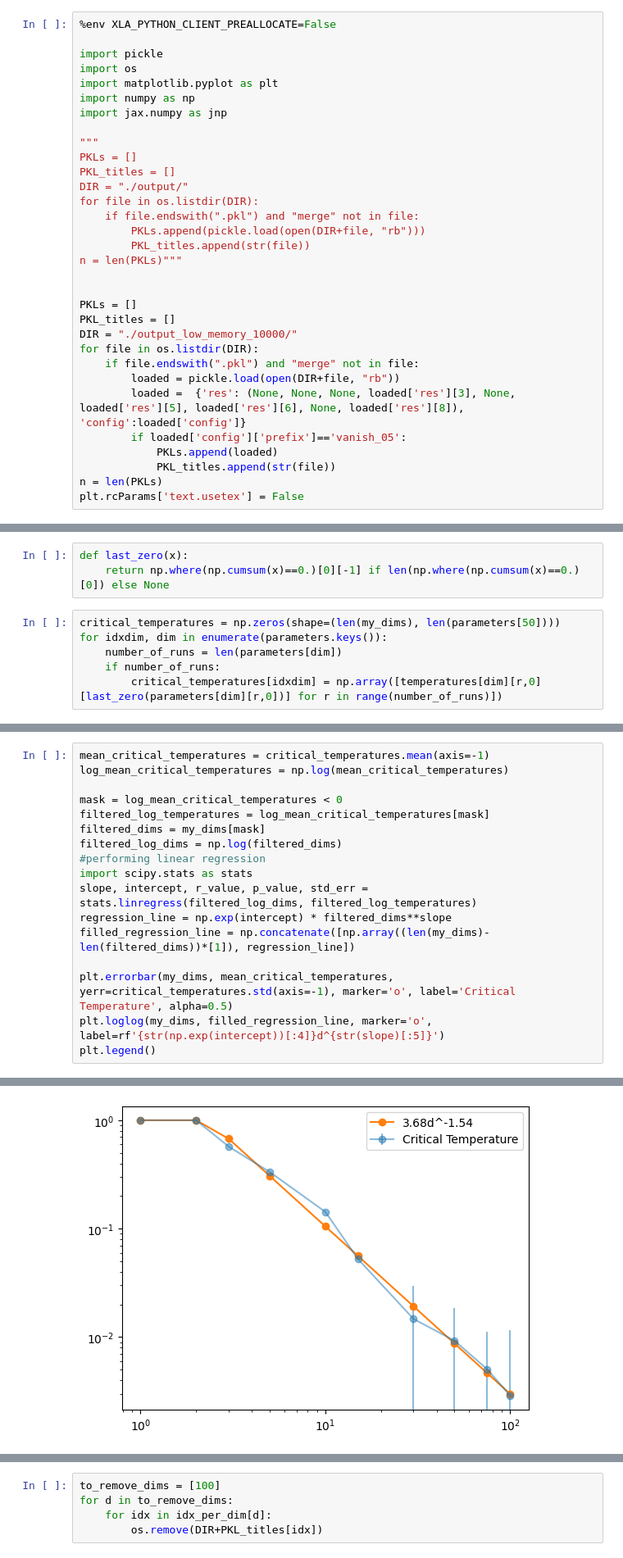
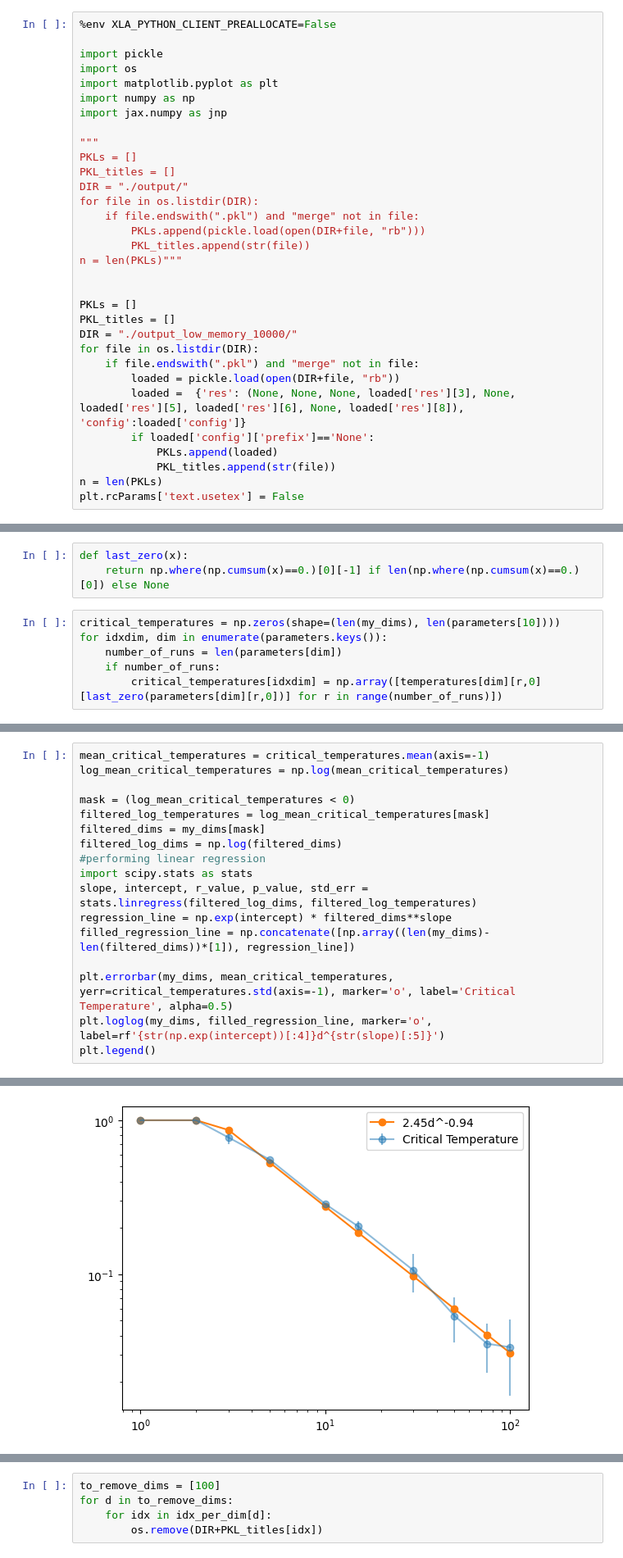
Before and after one commit to ylefay/adaptive_smc_tempering, a Jupyter notebook: adaptive_smc/experiments_bis/pCN/pCN_IMH_frontier/Untitled.ipynb, the cells around one changed output, grey strips where cells are left out. Shown at 82% size. Cells and saved outputs as stored; diff of their text form.

```diff
--- a/adaptive_smc/experiments_bis/pCN/pCN_IMH_frontier/Untitled.ipynb
+++ b/adaptive_smc/experiments_bis/pCN/pCN_IMH_frontier/Untitled.ipynb
@@ -25,7 +25,7 @@ for file in os.listdir(DIR):
     if file.endswith(".pkl") and "merge" not in file:
         loaded = pickle.load(open(DIR+file, "rb"))
         loaded =  {'res': (None, None, None, loaded['res'][3], None, loaded['res'][5], loaded['res'][6], None, loaded['res'][8]), 'config':loaded['config']}
-        if loaded['config']['prefix']=='vanish_05':
+        if loaded['config']['prefix']=='None':
             PKLs.append(loaded)
             PKL_titles.append(str(file))
 n = len(PKLs)
@@ -51,7 +71,7 @@ for i, dim in enumerate(my_dims):
 def last_zero(x):
     return np.where(np.cumsum(x)==0.)[0][-1] if len(np.where(np.cumsum(x)==0.)[0]) else None
 # %%
-critical_temperatures = np.zeros(shape=(len(my_dims), len(parameters[50])))
+critical_temperatures = np.zeros(shape=(len(my_dims), len(parameters[10])))
 for idxdim, dim in enumerate(parameters.keys()):
     number_of_runs = len(parameters[dim])
     if number_of_runs:
@@ -95,20 +97,20 @@ for idx in idx_per_dim[50]:
 # %%
 mean_critical_temperatures = critical_temperatures.mean(axis=-1)
 log_mean_critical_temperatures = np.log(mean_critical_temperatures)
 
-mask = log_mean_critical_temperatures < 0
+mask = (log_mean_critical_temperatures < 0)
 filtered_log_temperatures = log_mean_critical_temperatures[mask]
 filtered_dims = my_dims[mask]
 filtered_log_dims = np.log(filtered_dims)
 #performing linear regression
 import scipy.stats as stats
 slope, intercept, r_value, p_value, std_err = stats.linregress(filtered_log_dims, filtered_log_temperatures)
 regression_line = np.exp(intercept) * filtered_dims**slope
 filled_regression_line = np.concatenate([np.array((len(my_dims)-len(filtered_dims))*[1]), regression_line])
 
 plt.errorbar(my_dims, mean_critical_temperatures, yerr=critical_temperatures.std(axis=-1), marker='o', label='Critical Temperature', alpha=0.5)
 plt.loglog(my_dims, filled_regression_line, marker='o', label=rf'{str(np.exp(intercept))[:4]}d^{str(slope)[:5]}')
 plt.legend()
 # %% [output]
 <matplotlib.legend.Legend at 0x...>
-[figure, old version]
+[figure, new version]
```
Also changed, not shown: parts of 12 cells of this notebook, 7 other files.
